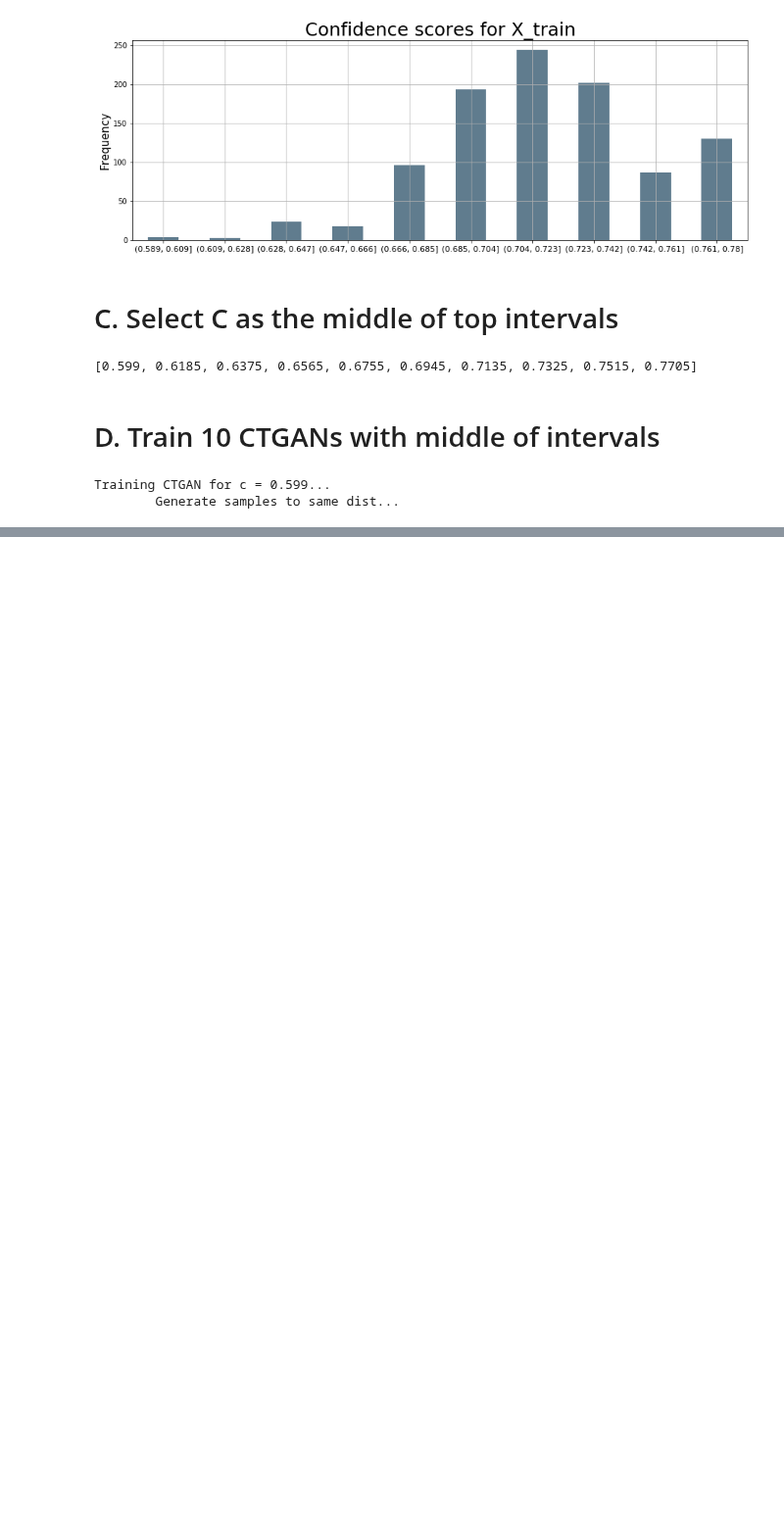
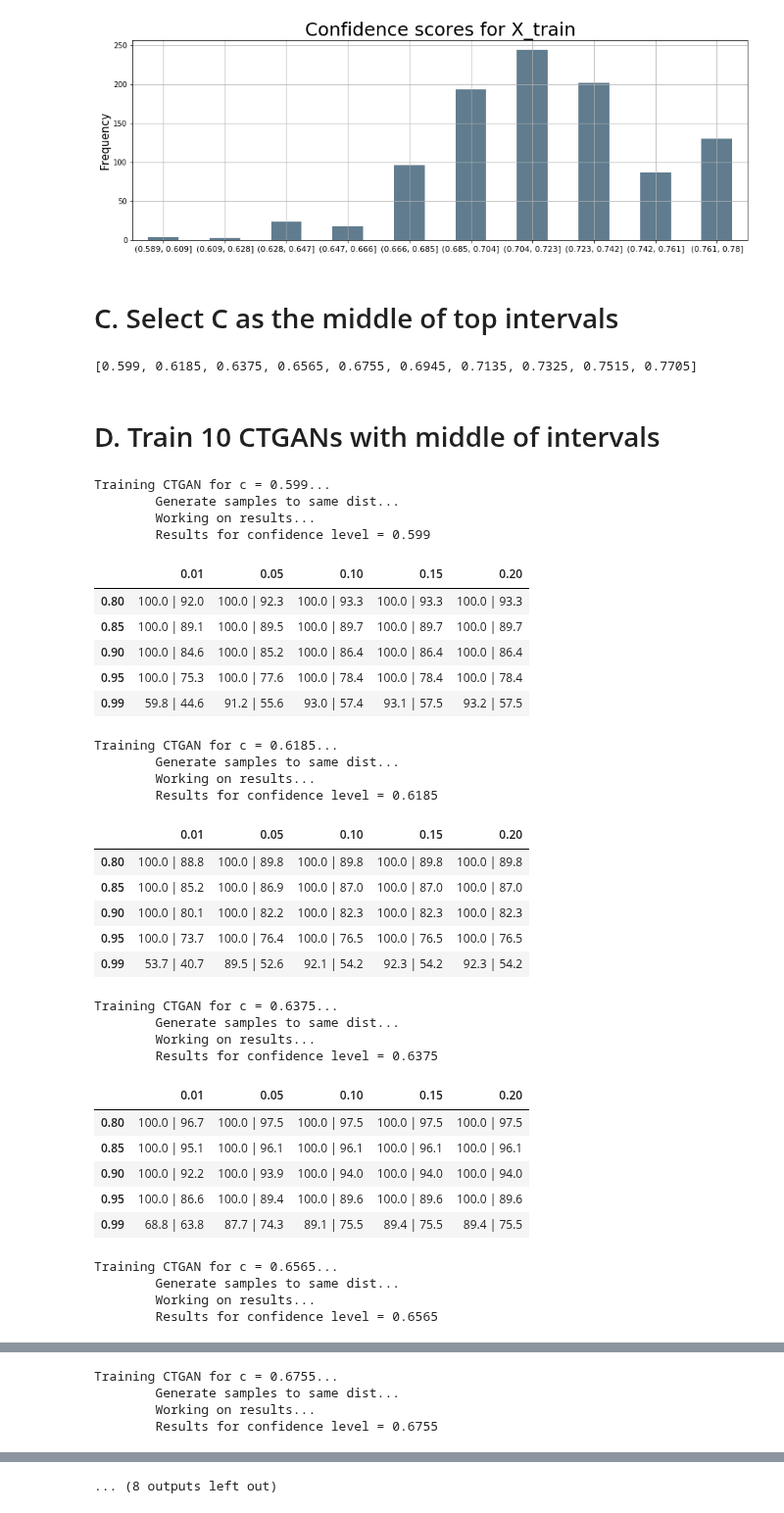
Before and after one commit to roye52371/CTGAN, a Jupyter notebook: German.ipynb, the cells around one changed output, grey strips where cells are left out. Shown at 98% size. Drawn from its saved outputs; the diff is of its cells as text; code cells hidden in the pictures; blank space fills up the shorter version.

Commit message:
added setup with precision and coverage

```diff
--- a/German.ipynb
+++ b/German.ipynb
@@ -64,26 +80,6 @@ def table(gen_data, X_train):
     results = pd.DataFrame.from_dict(data, orient='index', columns=conf_diff_thresholds)
     return results
 # %%
-def table(similarities, y_conf_gen, y_conf_train):
-    similarity_thresholds = [0.8, 0.85, 0.9, 0.95, 0.99]
-    conf_diff_thresholds = [0.01, 0.05, 0.1, 0.15, 0.2]
-    data = defaultdict(list)
-
-    for sim_threshold in similarity_thresholds:
-        for conf_diff_threshold in conf_diff_thresholds:
-            count = 0
-            for gen_idx, (most_similiar_x_train_idx, cosine_score) in similarities.items():
-                conf_diff = y_conf_gen[gen_idx] - y_conf_train[most_similiar_x_train_idx]
-                if cosine_score >= sim_threshold and abs(conf_diff) <= conf_diff_threshold:
-                    count += 1
-
-            coverage = (count / gen_data_inv.shape[0]) * 100
-            data[sim_threshold].append(round(coverage, 3))
-
-    results = pd.DataFrame.from_dict(data, orient='index', columns=conf_diff_thresholds)
-    return results
-
-
 # generate samples until you have the same number of samples as those
 # of the training set and in the same confidence distribution
 def gen_data_to_same_conf_dist_as_train(y_conf_gen, y_conf_train):
@@ -168,9 +158,9 @@ top_c_lst
 # %%
-# concat X_train and y_train to gen data with CTGAN
 # X_all = np.concatenate([X_train, y_train.reshape(-1,1)], axis=1)
 # X_train = X_all
+X_train_pd = pd.DataFrame(X_train)
 
-for c in top_c_lst[0:1]:
+for c in top_c_lst:
 
     # train CTGAN
     z_features = get_noise_features(X_train, categorical_features)
@@ -185,30 +175,81 @@ for c in top_c_lst[0:1]:
 
 
     rf_ctgan = CTGANSynthesizer(batch_size=batch_size,
                                 blackbox_model=rf,
                                 preprocessing_pipeline=preprocessor,
                                 bb_loss=loss
                                 )
 
     print(f"Training CTGAN for c = {c}...")
     hist = rf_ctgan.fit(train_data=z,
                         epochs=epochs,
                         confidence_level=confidence_level,
                         gen_lr=gen_lr,
                         verbose=False
                         )
 
     # rf_ctgan.save(f"{MODELS_PATH}/{dataset}_ctgan_c_{confidence_level}.pkl")
     # plot_losses(hist, title=f'{dataset} loss, c = {confidence_level}')
     # print()
 
 
     print("\tGenerate samples to same dist...")
     # Generate samples to same dist
     samples = 100000
     gen_data = rf_ctgan.sample(samples)
     y_prob = rf.predict_proba(gen_data)
     y_conf_gen = y_prob[:, 0]  # confidence scores
+
+
+    # ans is the indices of gen_data to make the same dist
+    ans = gen_data_to_same_conf_dist_as_train(y_conf_gen, y_conf_train)
+    gen_data_same_dist = gen_data.iloc[ans]
+    y_conf_gen_same_dist = y_conf_gen[ans]
+
+    # inverse the generated data
+    scaler = get_scaler(preprocessor)
+    gen_data_inv = scaler.inverse_transform(gen_data_same_dist)
+    gen_data_inv = pd.DataFrame(gen_data_inv)
+
+    # y_conf_gen_same_dist, gen_data_inv what we want
+    # results
+    # E. Calculate coverage for each similarity and conf diff thresholds
+    print(f"\tWorking on results...")
+    results = table(gen_data_inv, X_train_pd, y_conf_gen_same_dist, y_conf_train)
+    print(f"\tResults for confidence level = {c}")
+    display(results)
 # %% [output]
 Training CTGAN for c = 0.599...
         Generate samples to same dist...
+        Working on results...
+        Results for confidence level = 0.599
+|  | 0.01 | 0.05 | 0.10 | 0.15 | 0.20 |
+| 0.80 | 100.0 | 92.0 | 100.0 | 92.3 | 100.0 | 93.3 | 100.0 | 93.3 | 100.0 | 93.3 |
+| 0.85 | 100.0 | 89.1 | 100.0 | 89.5 | 100.0 | 89.7 | 100.0 | 89.7 | 100.0 | 89.7 |
+| 0.90 | 100.0 | 84.6 | 100.0 | 85.2 | 100.0 | 86.4 | 100.0 | 86.4 | 100.0 | 86.4 |
+| 0.95 | 100.0 | 75.3 | 100.0 | 77.6 | 100.0 | 78.4 | 100.0 | 78.4 | 100.0 | 78.4 |
+| 0.99 | 59.8 | 44.6 | 91.2 | 55.6 | 93.0 | 57.4 | 93.1 | 57.5 | 93.2 | 57.5 |
+Training CTGAN for c = 0.6185...
+        Generate samples to same dist...
+        Working on results...
+        Results for confidence level = 0.6185
+|  | 0.01 | 0.05 | 0.10 | 0.15 | 0.20 |
+| 0.80 | 100.0 | 88.8 | 100.0 | 89.8 | 100.0 | 89.8 | 100.0 | 89.8 | 100.0 | 89.8 |
+| 0.85 | 100.0 | 85.2 | 100.0 | 86.9 | 100.0 | 87.0 | 100.0 | 87.0 | 100.0 | 87.0 |
+| 0.90 | 100.0 | 80.1 | 100.0 | 82.2 | 100.0 | 82.3 | 100.0 | 82.3 | 100.0 | 82.3 |
+| 0.95 | 100.0 | 73.7 | 100.0 | 76.4 | 100.0 | 76.5 | 100.0 | 76.5 | 100.0 | 76.5 |
+| 0.99 | 53.7 | 40.7 | 89.5 | 52.6 | 92.1 | 54.2 | 92.3 | 54.2 | 92.3 | 54.2 |
+Training CTGAN for c = 0.6375...
+        Generate samples to same dist...
+        Working on results...
+        Results for confidence level = 0.6375
+|  | 0.01 | 0.05 | 0.10 | 0.15 | 0.20 |
+| 0.80 | 100.0 | 96.7 | 100.0 | 97.5 | 100.0 | 97.5 | 100.0 | 97.5 | 100.0 | 97.5 |
+| 0.85 | 100.0 | 95.1 | 100.0 | 96.1 | 100.0 | 96.1 | 100.0 | 96.1 | 100.0 | 96.1 |
+| 0.90 | 100.0 | 92.2 | 100.0 | 93.9 | 100.0 | 94.0 | 100.0 | 94.0 | 100.0 | 94.0 |
+| 0.95 | 100.0 | 86.6 | 100.0 | 89.4 | 100.0 | 89.6 | 100.0 | 89.6 | 100.0 | 89.6 |
+| 0.99 | 68.8 | 63.8 | 87.7 | 74.3 | 89.1 | 75.5 | 89.4 | 75.5 | 89.4 | 75.5 |
+Training CTGAN for c = 0.6565...
+        Generate samples to same dist...
+        Working on results...
+        Results for confidence level = 0.6565
@@ -214,0 +262,4 @@ Training CTGAN for c = 0.599...
+Training CTGAN for c = 0.6755...
+        Generate samples to same dist...
+        Working on results...
+        Results for confidence level = 0.6755
@@ -214,0 +282 @@ Training CTGAN for c = 0.599...
+... (8 outputs left out)
```
Also changed, not shown: parts of 14 cells of this notebook.
